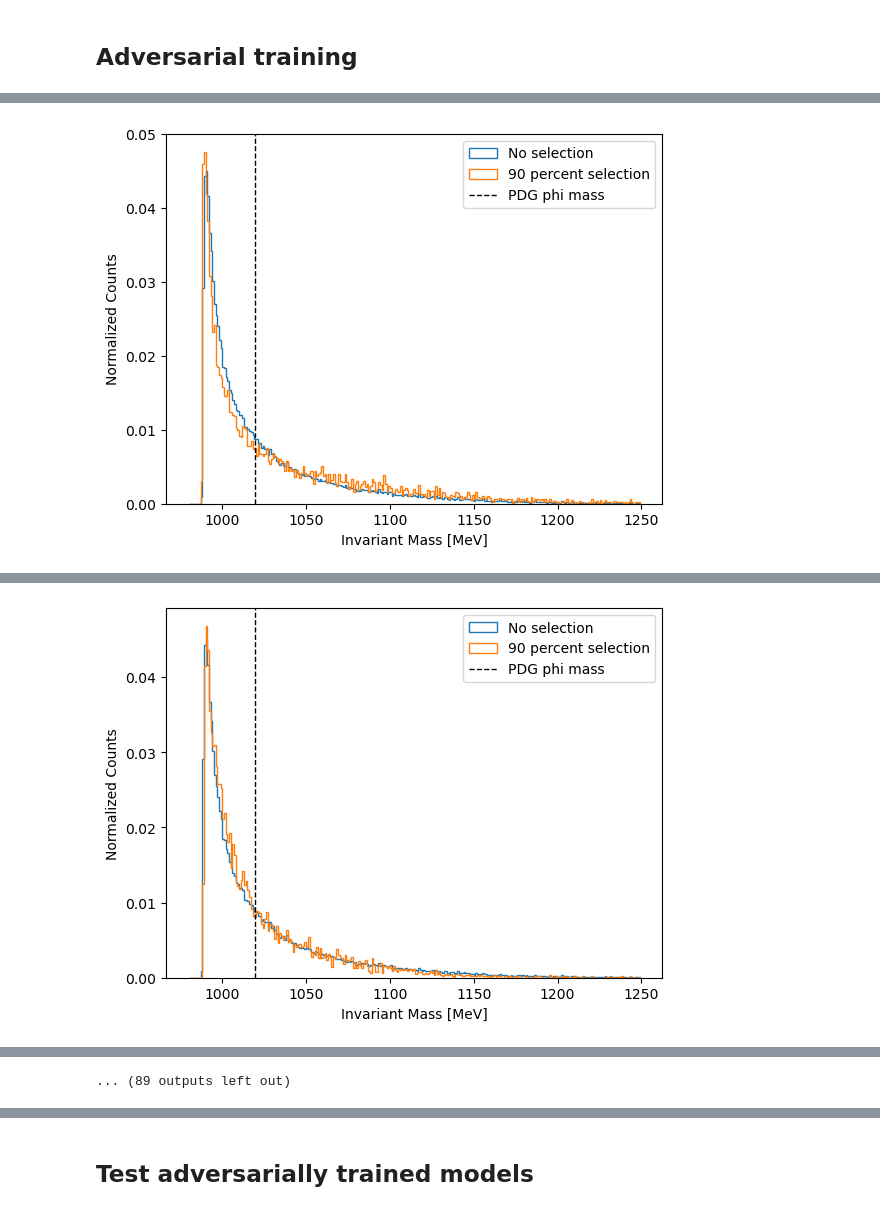
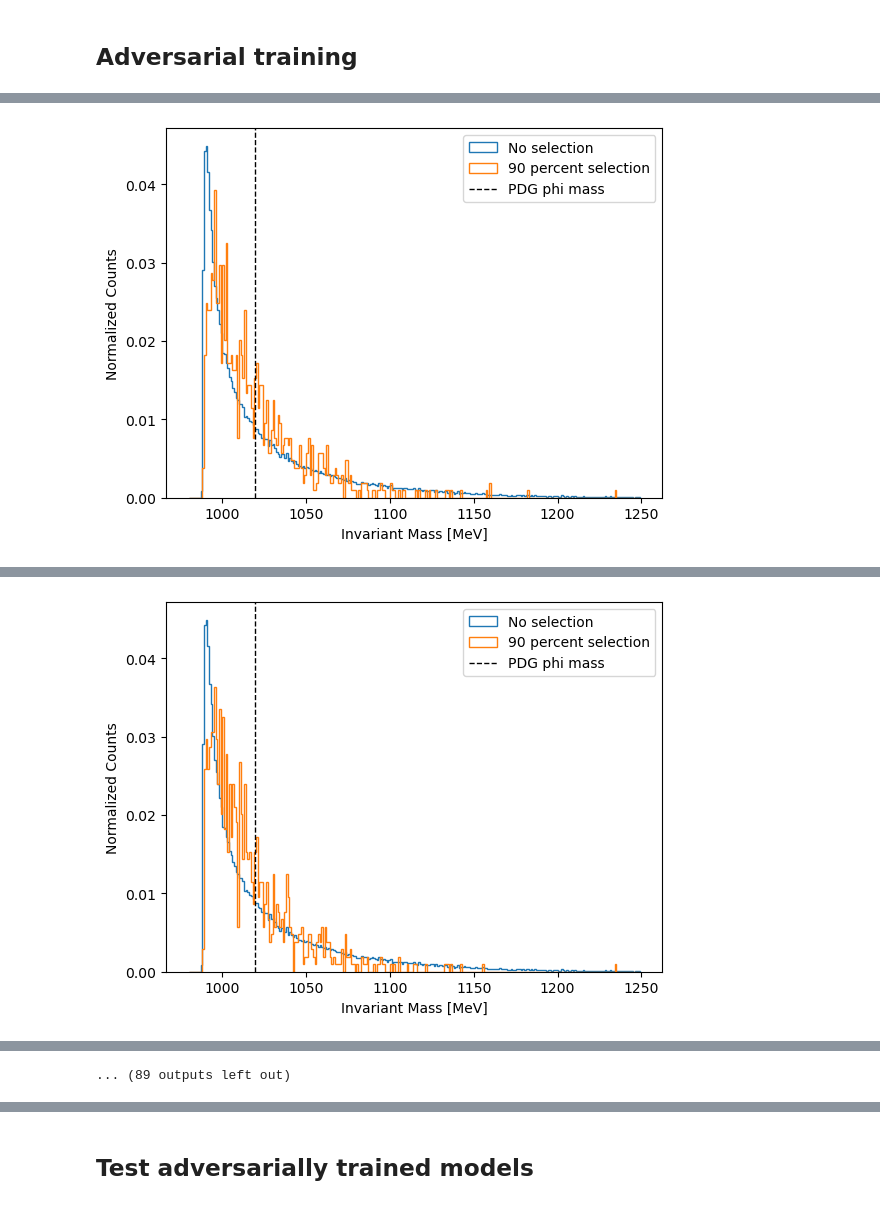
Before and after one commit to mghrear/pivoting-ANN, a Jupyter notebook: ANN_NHP1.ipynb, the cells around one changed output, grey strips where cells are left out. Saved outputs shown, nothing was run; the diff lists cells and outputs as text; code cells hidden in the pictures.

```diff
--- a/ANN_NHP1.ipynb
+++ b/ANN_NHP1.ipynb
@@ -119,15 +119,28 @@ See the caveats in the documentation: https://pandas.pydata.org/pandas-docs/stab
   phiKK_test['type']= 'phiKK'
 # %%
 from sklearn.preprocessing import StandardScaler
+from sklearn.impute import SimpleImputer
+from sklearn.pipeline import Pipeline
 import joblib
 
-scaler = StandardScaler()
-X_train = pd.DataFrame(scaler.fit_transform(X_train), columns=X_train.columns, index=X_train.index)
-X_val   = pd.DataFrame(scaler.transform(X_val),       columns=X_val.columns,   index=X_val.index)
-X_test  = pd.DataFrame(scaler.transform(X_test),      columns=X_test.columns,  index=X_test.index)
+# Replace -9999 sentinel values (missing electron Ecal cluster) with NaN
+# so they don't corrupt the scaler statistics
+SENTINEL_COLS = ['ele_Ecal_x', 'ele_Ecal_y', 'ele_Ecal_z']
+for df in [X_train, X_val, X_test]:
+    df[SENTINEL_COLS] = df[SENTINEL_COLS].replace(-9999.0, np.nan)
 
-# Save the scaler so it can be applied consistently during inference
-joblib.dump(scaler, "/Users/mghrear/data/ML_data/patch/scaler_2021_v9_pass5_run"+str(run)+"_QualCuts.pkl")
+# Impute NaN with training-set column means, then standardize
+pipeline = Pipeline([
+    ('imputer', SimpleImputer(strategy='mean')),
+    ('scaler',  StandardScaler()),
+])
+
+X_train = pd.DataFrame(pipeline.fit_transform(X_train), columns=X_train.columns, index=X_train.index)
+X_val   = pd.DataFrame(pipeline.transform(X_val),       columns=X_val.columns,   index=X_val.index)
+X_test  = pd.DataFrame(pipeline.transform(X_test),      columns=X_test.columns,  index=X_test.index)
+
+# Save the pipeline so it can be applied consistently during inference
+joblib.dump(pipeline, "/Users/mghrear/data/ML_data/patch/scaler_2021_v9_pass5_run"+str(run)+"_limited.pkl")
 print(f"Standardized {X_train.shape[1]} features using training-set statistics.")
 # %% [output]
 Standardized 14 features using training-set statistics.
@@ -252,14 +264,0 @@ plt.legend()
-# %%
-df_test["Class_adv"] = test_pred
-df_bkg = df_test.loc[ (df_test.type == 'tritrig') | (df_test.type == 'wab')]
-per = np.percentile(df_bkg['Class_adv'],90)
-df_cut = df_bkg[df_bkg['Class_adv']>per].reset_index(drop=True)
-x_vals = 1000*df_cut.InvM
-
-plt.figure()
-plt.hist(1000*df_bkg.InvM, bins=np.arange(980,1250,1), histtype='step', label='No selection', density=True)
-plt.hist(x_vals, bins=np.arange(980,1250,1), histtype='step', label= '99 percent selection', density=True)
-plt.axvline(1019.461, color='k', linestyle='dashed', linewidth=1, label='PDG phi mass')
-plt.xlabel('Invariant Mass [MeV]')
-plt.ylabel('Normalized Counts')
-plt.legend()
@@ -422,7 +384,7 @@ def full_loss(output_clas, output_adv, target_clas, target_adv, w, lambda_):
 # %% [markdown]
 ## Setup optimizers
 # %%
-optimizer_clas = optim.Adam(final_classifier.parameters(), lr=1e-2,betas=(0.9, 0.999))
+optimizer_clas = optim.Adam(final_classifier.parameters(), lr=1e-3,betas=(0.9, 0.999))
 optimizer_adv = optim.Adam(final_adv.parameters(), lr=1e-2,betas=(0.9, 0.999))
 
 scheduler_clas = torch.optim.lr_scheduler.ExponentialLR(optimizer_clas, gamma=0.999)
@@ -456,7 +418,7 @@ for t in range(epochs):
     # Get the diff_score
     df_test["Class_adv"] = mytools.test_clas(test_loader, final_classifier, device)
     df_bkg = df_test.loc[ (df_test.type == 'tritrig') | (df_test.type == 'wab')]
-    per = np.percentile(df_bkg['Class_adv'],90)
+    per = np.percentile(df_bkg['Class_adv'],99)
     df_cut = df_bkg[df_bkg['Class_adv']>per].reset_index(drop=True)
     x1 = 1000*df_bkg.InvM.values
     x2 = 1000*df_cut.InvM.values
@@ -491,3 +453,3 @@ Diff score: 1.273360
-[figure, old version]
+[figure, new version]
 Epoch 2
 -------------------------------
@@ -499,3 +461,3 @@ Diff score: 1.105973
-[figure, old version]
+[figure, new version]
 Epoch 3
 -------------------------------
```
Also changed, not shown: parts of 23 cells of this notebook, 7 other files.
